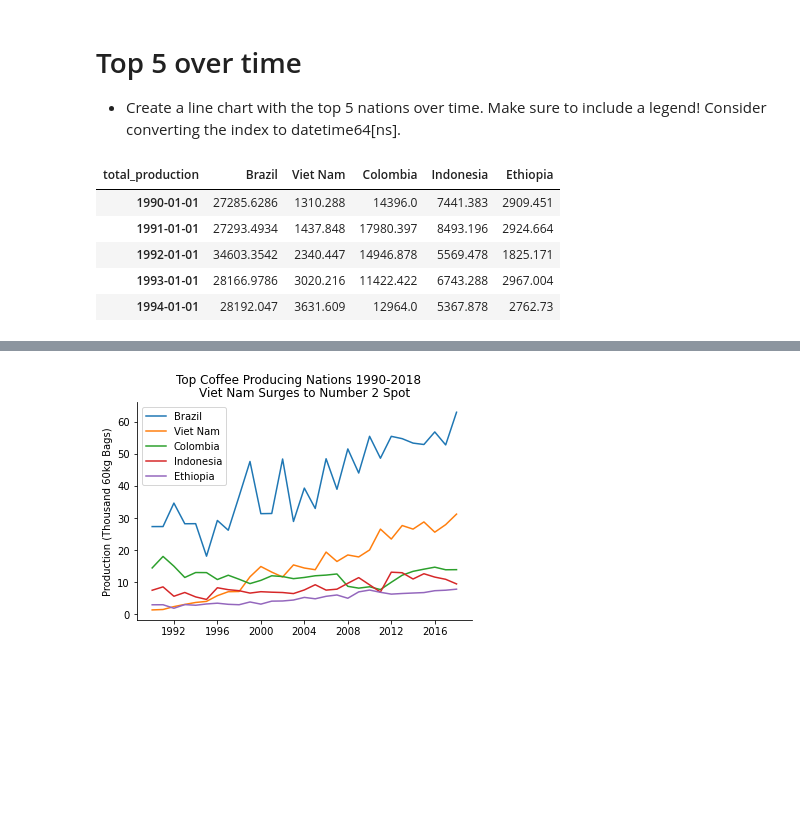
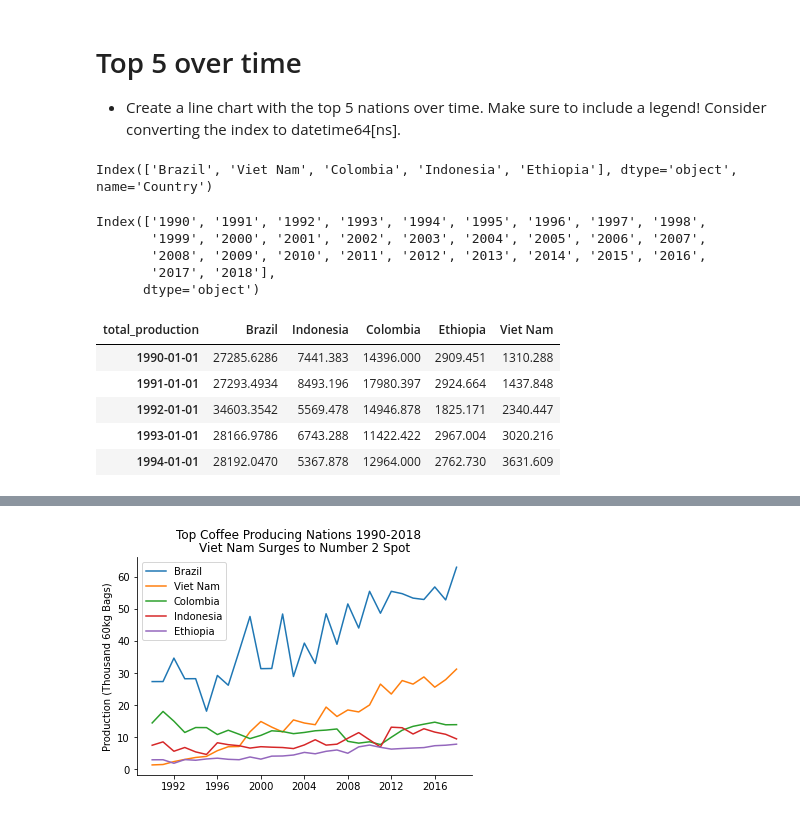
Before and after one commit to ZahlenZ/udemy, a Jupyter notebook: python_masterdataviz_matplt_sea/section03_Coffee_Project_Part1.ipynb, the cells around one changed output, grey strips where cells are left out. Cells and saved outputs as stored; diff of their text form; code cells hidden in the pictures; blank space fills up the shorter version.

```diff
--- a/python_masterdataviz_matplt_sea/section03_Coffee_Project_Part1.ipynb
+++ b/python_masterdataviz_matplt_sea/section03_Coffee_Project_Part1.ipynb
@@ -61,0 +32,7 @@ dtype: object
+# %%
+melt_c_prod = c_prod.melt(
+    id_vars="total_production",
+    value_vars=c_prod.loc["Angola": "Yemen"],
+    var_name="year",
+    value_name="production"
+).rename(columns={"total_production": "Country"})
@@ -66,14 +114,36 @@ dtype: object
 # Top 5 over time
 
 * Create a line chart with the top 5 nations over time. Make sure to include a legend! Consider converting the index to datetime64[ns].
+# %%
+top5_producers = (
+    melt_c_prod
+    .groupby("Country")["production"]
+    .sum()
+    .sort_values(ascending=False)
+    .iloc[:5]
+    )
+
+top5_producers.index
+# %% [output]
+Index(['Brazil', 'Viet Nam', 'Colombia', 'Indonesia', 'Ethiopia'], dtype='object', name='Country')
+# %%
+top5 = c_prod[c_prod["total_production"].isin(top5_producers.index)]
+top5 = top5.set_index("total_production").T
+# %% [output]
+Index(['1990', '1991', '1992', '1993', '1994', '1995', '1996', '1997', '1998',
+       '1999', '2000', '2001', '2002', '2003', '2004', '2005', '2006', '2007',
+       '2008', '2009', '2010', '2011', '2012', '2013', '2014', '2015', '2016',
+       '2017', '2018'],
+      dtype='object')
+# %%
+top5.index = top5.index.astype("datetime64[ns]")
 # %%
-top5 =
 
 top5.head()
 # %% [output]
-| total_production | Brazil | Viet Nam | Colombia | Indonesia | Ethiopia |
-| 1990-01-01 | 27285.6286 | 1310.288 | 14396.0 | 7441.383 | 2909.451 |
-| 1991-01-01 | 27293.4934 | 1437.848 | 17980.397 | 8493.196 | 2924.664 |
-| 1992-01-01 | 34603.3542 | 2340.447 | 14946.878 | 5569.478 | 1825.171 |
-| 1993-01-01 | 28166.9786 | 3020.216 | 11422.422 | 6743.288 | 2967.004 |
-| 1994-01-01 | 28192.047 | 3631.609 | 12964.0 | 5367.878 | 2762.73 |
+| total_production | Brazil | Indonesia | Colombia | Ethiopia | Viet Nam |
+| 1990-01-01 | 27285.6286 | 7441.383 | 14396.000 | 2909.451 | 1310.288 |
+| 1991-01-01 | 27293.4934 | 8493.196 | 17980.397 | 2924.664 | 1437.848 |
+| 1992-01-01 | 34603.3542 | 5569.478 | 14946.878 | 1825.171 | 2340.447 |
+| 1993-01-01 | 28166.9786 | 6743.288 | 11422.422 | 2967.004 | 3020.216 |
+| 1994-01-01 | 28192.0470 | 5367.878 | 12964.000 | 2762.730 | 3631.609 |
```
Also changed, not shown: parts of 39 cells of this notebook, 18 other files.
